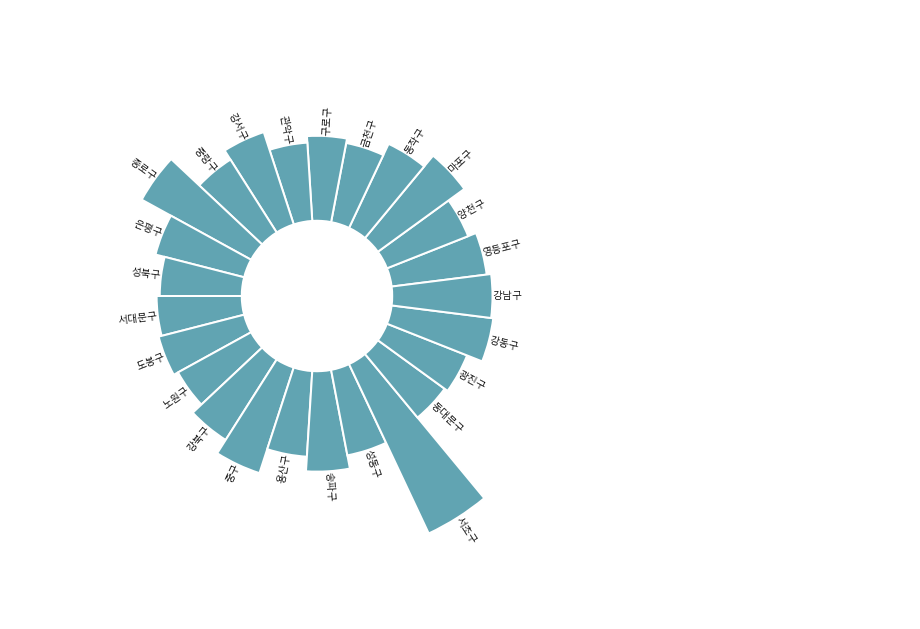
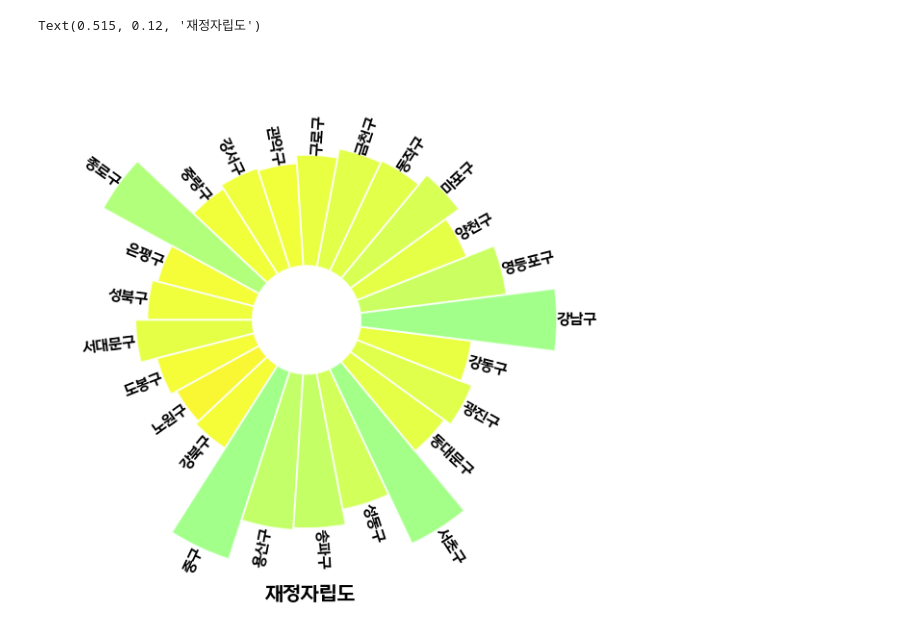
Before and after one commit to visual-project/walk-with-me, a Jupyter notebook: 시각화/junghun/그래프연습.ipynb, the cells around one changed output. Saved outputs shown, nothing was run; the diff lists cells and outputs as text; code cells hidden in the pictures; blank space fills up the shorter version.

```diff
--- a/시각화/junghun/그래프연습.ipynb
+++ b/시각화/junghun/그래프연습.ipynb
@@ -14,6 +14,19 @@ data1.set_index('자치구',inplace = True)
 df = pd.concat([df2,data1,data3],axis=1)
 df = df.drop(df.index[0])
 df = df.drop(['연령별','성별'],axis=1)
+data3 = pd.read_csv('../../raw/서울시 자치구 재정자립도_2019.csv')
+data4 = pd.read_csv('../../raw/서울시 신고_등록 체육시설 통계_2019.csv')
+df2 = data2[data2['연령별'] == '계']
+df2 = df2[df2['성별'] == '계']
+df2.set_index('자치구',inplace = True)
+data3.set_index('자치구',inplace = True)
+data4.set_index('자치구',inplace = True)
+df = pd.concat([df2,data1,data3,data4],axis=1)
+df = df.drop(df.index[0])
+df = df.drop(['연령별','성별'],axis=1)
+df = df[['주관적 건강수준','체중조절 경험 여부','걷기 실천','격렬한 신체활동 실천','중등도 신체활동 실천',
+         '주관적 스트레스 수준','우울감 경험률','행복감 지수','1인당 체육시설','1인당 생활권 도시림 면적','재정자립도','1인당 연소득']]
+df.reset_index(inplace = True)
 df.reset_index(inplace=True)
 df.columns
 # %% [output]
@@ -28,7 +59,10 @@ import matplotlib as mp
 import matplotlib.pyplot as plt
 import seaborn as sns
 import numpy as np
+import math
+import matplotlib.font_manager as fm
 
-fm = mp.font_manager.FontManager()
-
-plt.rcParams['font.family'] = 'Malgun Gothic'
+plt.rcParams['axes.unicode_minus'] = False
+font_list = fm.findSystemFonts(fontpaths=None, fontext='ttf')
+plt.rcParams["font.family"] = 'NEXON Lv1 Gothic Low OTF'
+font_list
@@ -43,13 +95,13 @@ upperLimit = 100
 lowerLimit = 15
 
 # Compute max and min in the dataset
-max = df['1인당 생활권 도시림 면적'].max()
+max = df['재정자립도'].max()
 
 # Let's compute heights: they are a conversion of each item value in those new coordinates
 # In our example, 0 in the dataset will be converted to the lowerLimit (10)
 # The maximum will be converted to the upperLimit (100)
 slope = (max - lowerLimit) / max
-heights = slope * df['1인당 생활권 도시림 면적'] + lowerLimit
+heights = slope * df['재정자립도'] + lowerLimit
 
 # Compute the width of each bar. In total we have 2*Pi = 360°
 width = 2*np.pi / len(df.index)
@@ -67,34 +119,40 @@ bars = ax.bar(
     bottom=lowerLimit,
     linewidth=2,
     edgecolor="white",
-    color="#61a4b2",
 )
 
 # little space between the bar and the label
 labelPadding = 0
 
 # Add labels
-for bar, angle, height, label in zip(bars,angles, heights, df["자치구"]):
+for bar, angle, height, label,value in zip(bars,angles, heights, df["자치구"],df['재정자립도']):
 
     # Labels are rotated. Rotation must be specified in degrees :(
     rotation = np.rad2deg(angle)
 
     # Flip some labels upside down
     alignment = ""
     if angle >= np.pi/2 and angle < 3*np.pi/2:
         alignment = "right"
         rotation = rotation + 180
     else:
         alignment = "left"
+    bar.set_facecolor(plt.cm.jet(1-((value/300)+0.3)))
+    bar.set_alpha(0.8)
 
     # Finally add the labels
     ax.text(
         x=angle,
         y=lowerLimit + bar.get_height() + labelPadding,
         s=label,
         ha=alignment,
         va='center',
         rotation=rotation,
-        rotation_mode="anchor")
+        rotation_mode="anchor",
+        fontsize = 15,
+        fontweight ='bold'
+    )
+plt.suptitle('재정자립도',x= 0.515,y=0.12,fontsize =20,fontweight ='bold')
 # %% [output]
+Text(0.515, 0.12, '재정자립도')
-[figure, old version]
+[figure, new version]
```
Also changed, not shown: parts of 6 cells of this notebook, 14 other files.
